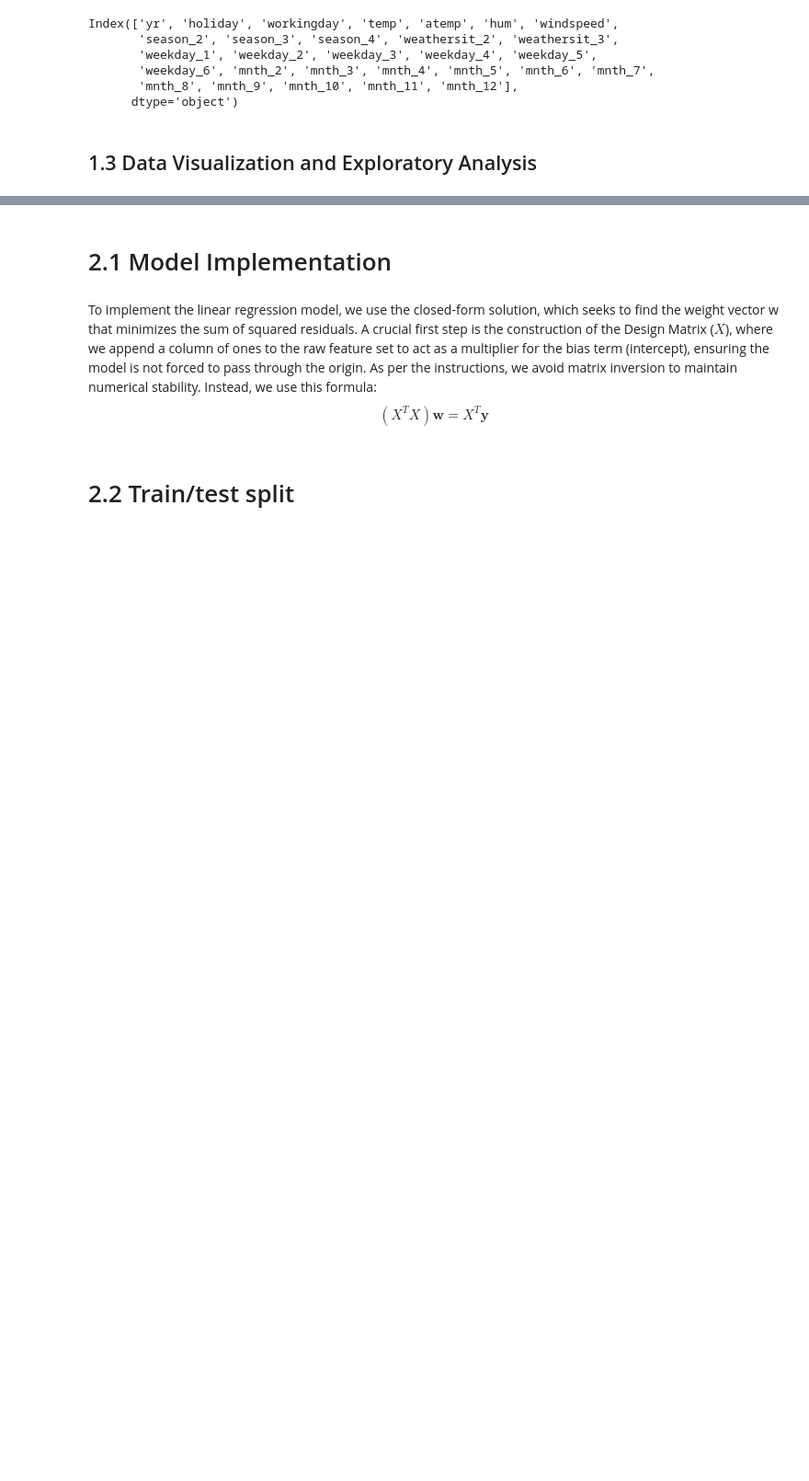
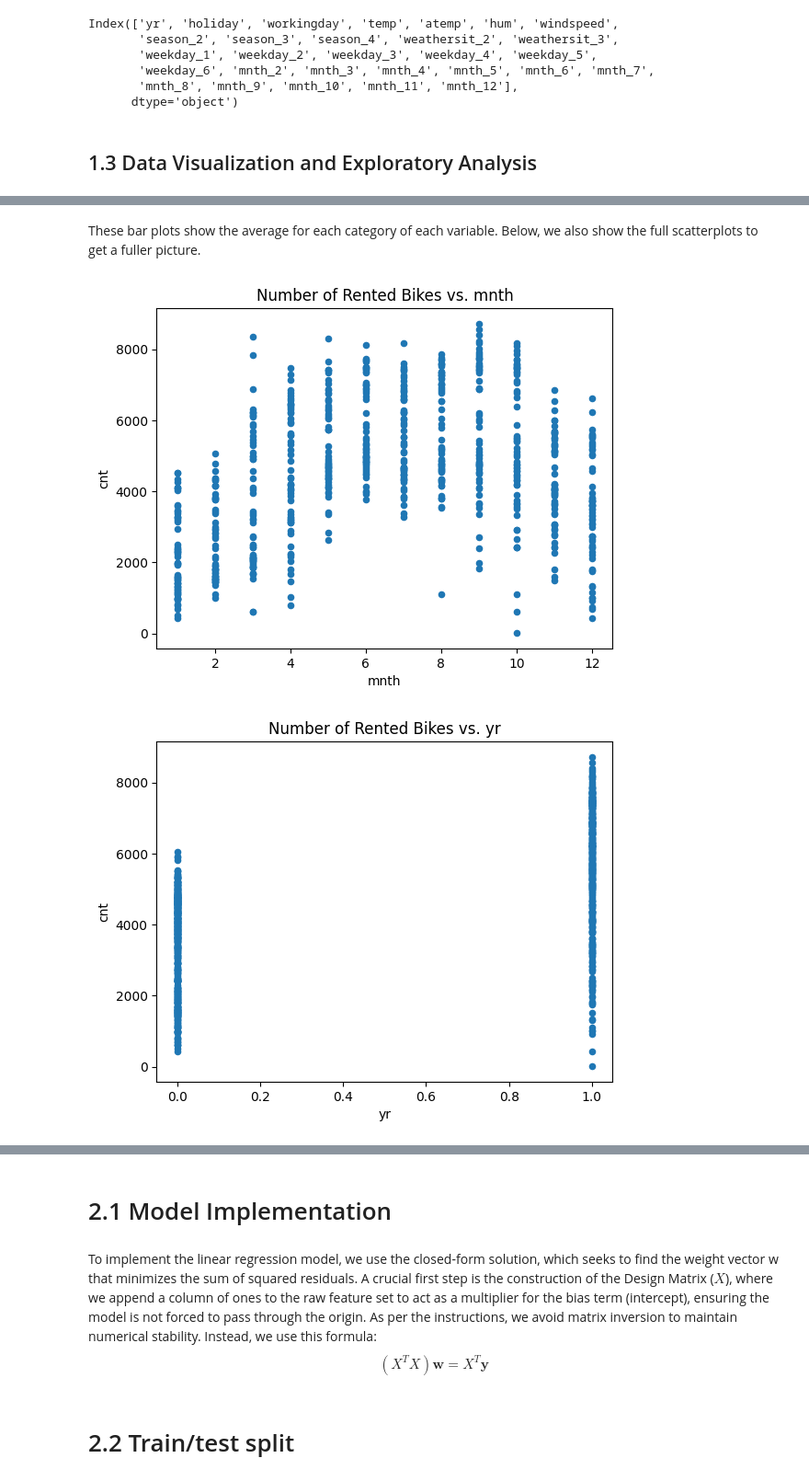
Before and after one commit to jacktheplant/assignment-1, a Jupyter notebook: assignment1.ipynb, the cells around one changed output, grey strips where cells are left out. Shown at 92% size. Drawn from its saved outputs; the diff is of its cells as text; code cells hidden in the pictures; blank space fills up the shorter version.

```diff
--- a/assignment1.ipynb
+++ b/assignment1.ipynb
@@ -236,0 +321,14 @@ for b in bar_list:
+# %% [markdown]
+These bar plots show the average for each category of each variable. Below, we also show the full scatterplots to get a fuller picture.
+# %%
+# more scatter plots
+
+scatter_list = ["mnth", "yr", "season", "weekday", "weathersit", "holiday", "workingday"]
+
+for s in scatter_list:
+    day_df.plot.scatter(x=s, y="cnt")
+    plt.title(f"Number of Rented Bikes vs. {s}")
+    plt.show()
+# %% [output]
+[figure, added]
+[figure, added]
```
Also changed, not shown: parts of 21 cells of this notebook.
